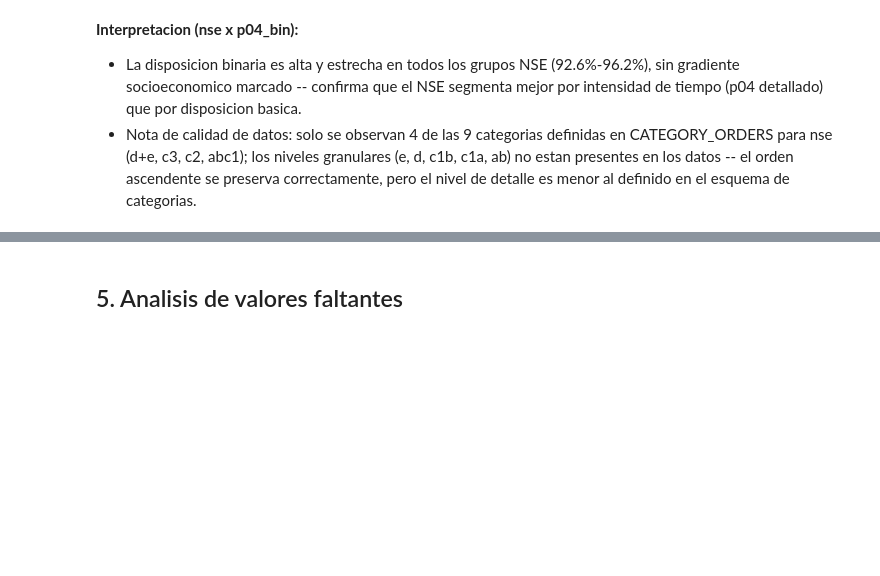
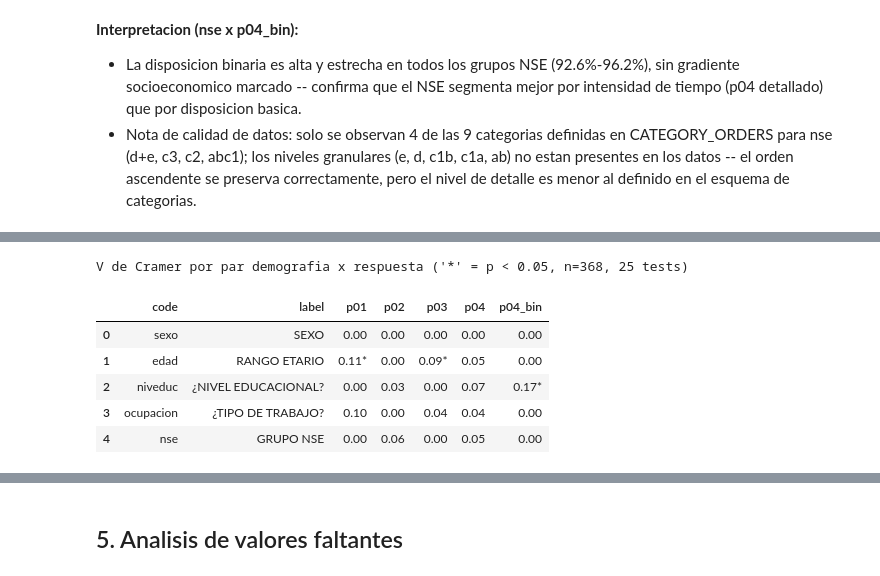
Before and after one commit to tomasleale/icd_ia, a Jupyter notebook: ia_icd_pymes_analysis.ipynb, the cells around one changed output, grey strips where cells are left out. Drawn from its saved outputs; the diff is of its cells as text; code cells hidden in the pictures; blank space fills up the shorter version.

```diff
--- a/ia_icd_pymes_analysis.ipynb
+++ b/ia_icd_pymes_analysis.ipynb
@@ -1434,0 +1529,24 @@ plt.show()
+# %%
+results_df["cell_label"] = results_df.apply(
+    lambda r: f"{r['cramers_v']:.2f}{'*' if r['significant'] else ''}", axis=1
+)
+
+summary_rows = []
+for demo in demographics:
+    row = {"code": demo, "label": get_label(dfpymes, demo)}
+    for resp in response_vars:
+        match = results_df[(results_df["rows"] == demo) & (results_df["cols"] == resp)]
+        row[resp] = match["cell_label"].iloc[0]
+    summary_rows.append(row)
+
+summary_table = pd.DataFrame(summary_rows)
+print("V de Cramer por par demografia x respuesta ('*' = p < 0.05, n=368, 25 tests)")
+summary_table
+# %% [output]
+V de Cramer por par demografia x respuesta ('*' = p < 0.05, n=368, 25 tests)
+|  | code | label | p01 | p02 | p03 | p04 | p04_bin |
+| 0 | sexo | SEXO | 0.00 | 0.00 | 0.00 | 0.00 | 0.00 |
+| 1 | edad | RANGO ETARIO | 0.11* | 0.00 | 0.09* | 0.05 | 0.00 |
+| 2 | niveduc | ¿NIVEL EDUCACIONAL? | 0.00 | 0.03 | 0.00 | 0.07 | 0.17* |
+| 3 | ocupacion | ¿TIPO DE TRABAJO? | 0.10 | 0.00 | 0.04 | 0.04 | 0.00 |
+| 4 | nse | GRUPO NSE | 0.00 | 0.06 | 0.00 | 0.05 | 0.00 |
```
Also changed, not shown: parts of 14 cells of this notebook, 1 other file.
